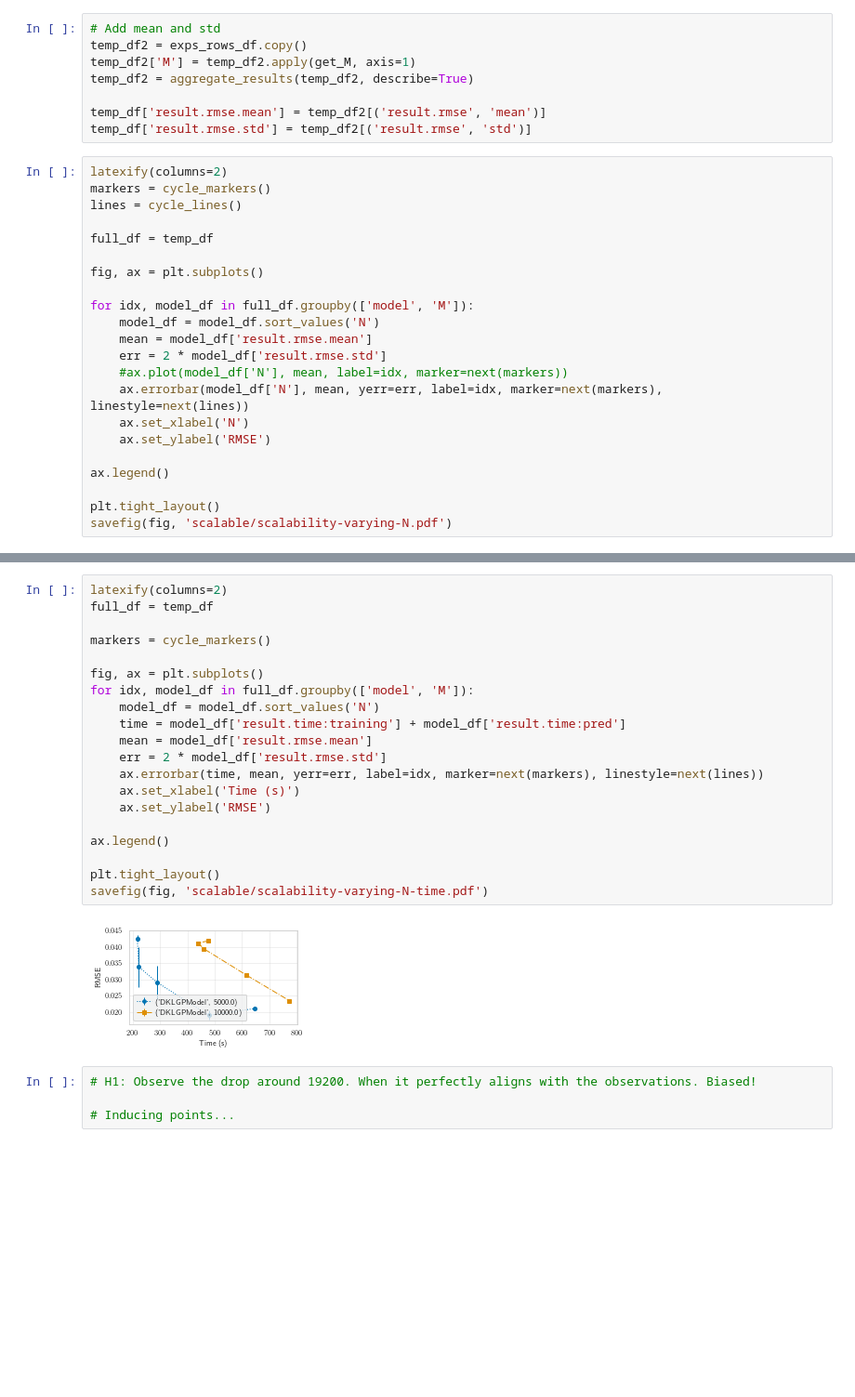
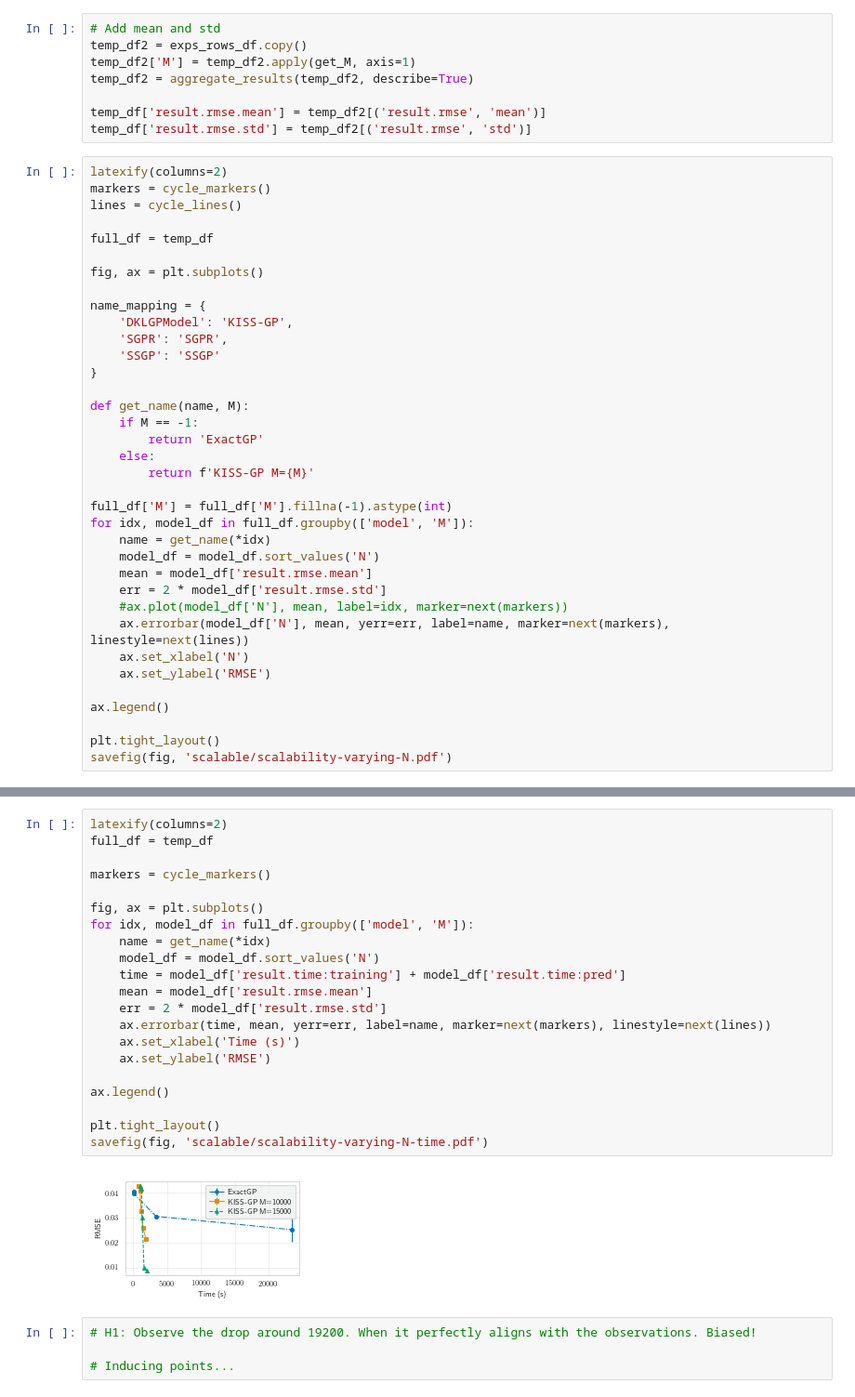
Before and after one commit to tmpethick/thesis-code, a Jupyter notebook: server_notebook_results.ipynb, the cells around one changed output, grey strips where cells are left out. Shown at 93% size. Drawn from its saved outputs; the diff is of its cells as text; blank space fills up the shorter version.

```diff
--- a/server_notebook_results.ipynb
+++ b/server_notebook_results.ipynb
@@ -639,12 +656,26 @@ full_df = temp_df
 
 fig, ax = plt.subplots()
 
+name_mapping = {
+    'DKLGPModel': 'KISS-GP',
+    'SGPR': 'SGPR',
+    'SSGP': 'SSGP'
+}
+
+def get_name(name, M):
+    if M == -1:
+        return 'ExactGP'
+    else:
+        return f'KISS-GP M={M}'
+
+full_df['M'] = full_df['M'].fillna(-1).astype(int)
 for idx, model_df in full_df.groupby(['model', 'M']):
+    name = get_name(*idx)
     model_df = model_df.sort_values('N')
     mean = model_df['result.rmse.mean']
     err = 2 * model_df['result.rmse.std']
     #ax.plot(model_df['N'], mean, label=idx, marker=next(markers))
-    ax.errorbar(model_df['N'], mean, yerr=err, label=idx, marker=next(markers), linestyle=next(lines))
+    ax.errorbar(model_df['N'], mean, yerr=err, label=name, marker=next(markers), linestyle=next(lines))
     ax.set_xlabel('N')
     ax.set_ylabel('RMSE')
 
@@ -657,25 +688,26 @@ savefig(fig, 'scalable/scalability-varying-N.pdf')
 # %%
 latexify(columns=2)
 full_df = temp_df
 
 markers = cycle_markers()
 
 fig, ax = plt.subplots()
 for idx, model_df in full_df.groupby(['model', 'M']):
+    name = get_name(*idx)
     model_df = model_df.sort_values('N')
     time = model_df['result.time:training'] + model_df['result.time:pred']
     mean = model_df['result.rmse.mean']
     err = 2 * model_df['result.rmse.std']
-    ax.errorbar(time, mean, yerr=err, label=idx, marker=next(markers), linestyle=next(lines))
+    ax.errorbar(time, mean, yerr=err, label=name, marker=next(markers), linestyle=next(lines))
     ax.set_xlabel('Time (s)')
     ax.set_ylabel('RMSE')
 
 ax.legend()
 
 plt.tight_layout()
 savefig(fig, 'scalable/scalability-varying-N-time.pdf')
 # %% [output]
-[figure, old version]
+[figure, new version]
 # %%
 # H1: Observe the drop around 19200. When it perfectly aligns with the observations. Biased!
 
```
Also changed, not shown: parts of 4 cells of this notebook, 6 other files.
